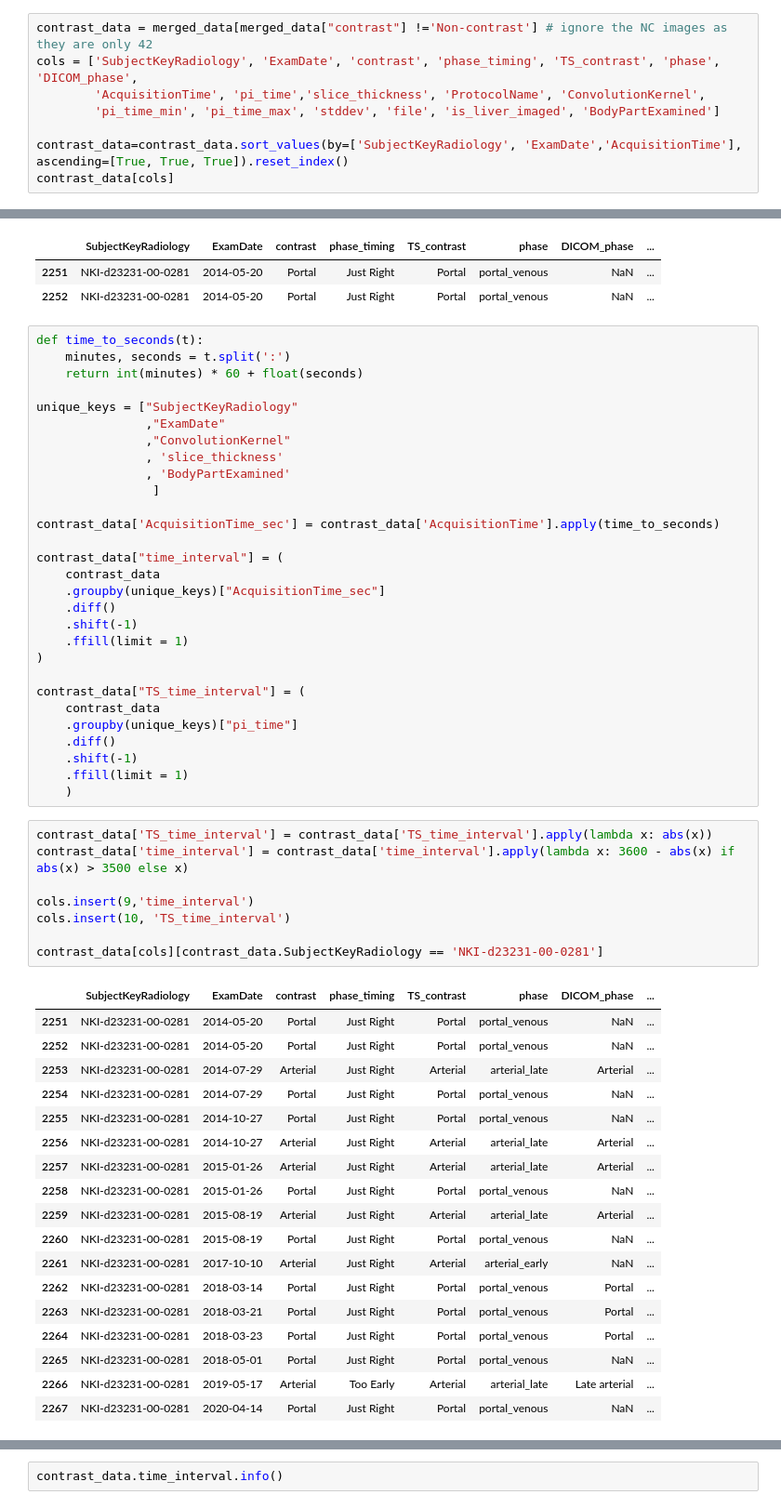
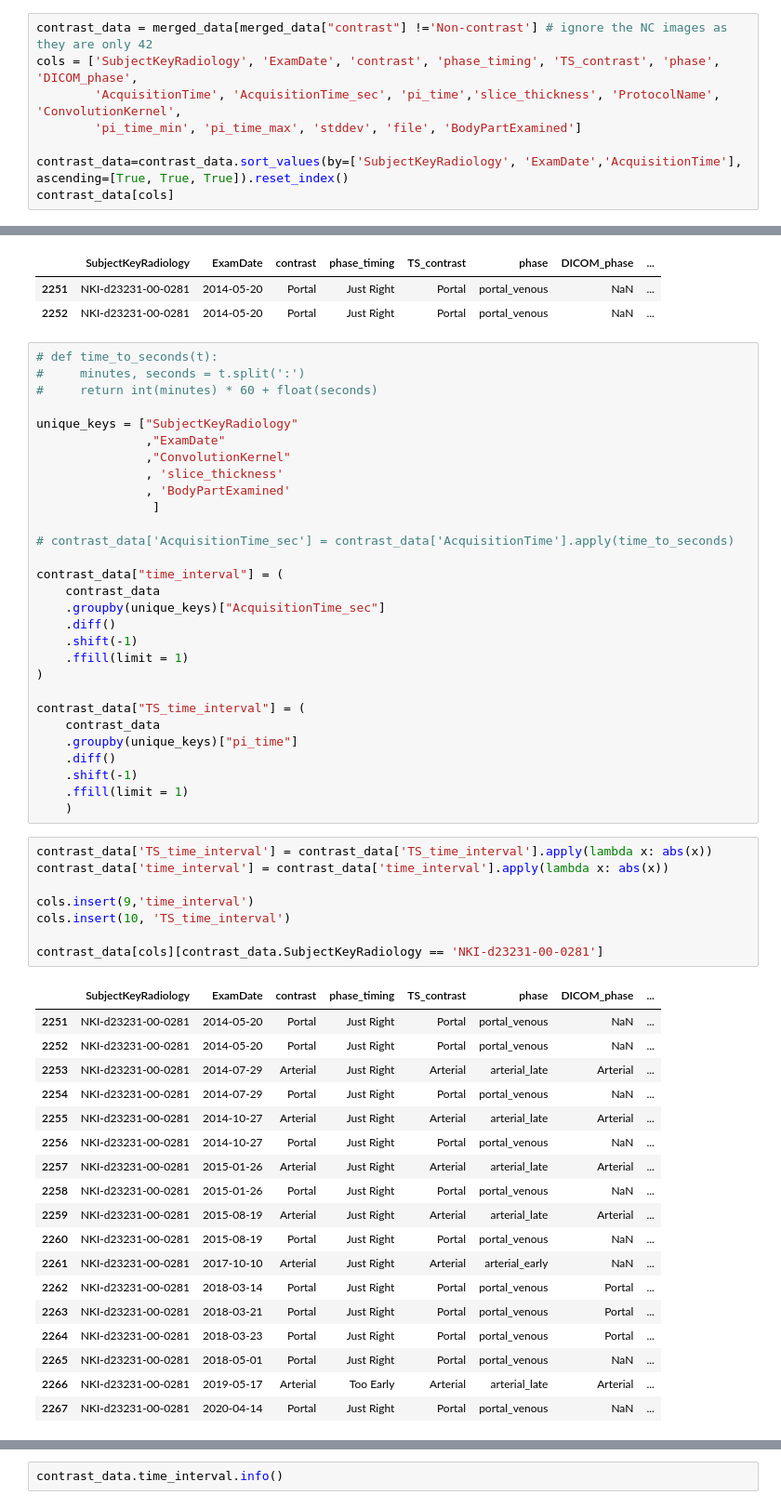
Before and after one commit to ljestaciocerquin/contrast_phase, a Jupyter notebook: total_seg.ipynb, the cells around one changed output, grey strips where cells are left out. Shown at 93% size. Saved outputs shown, nothing was run; the diff lists cells and outputs as text.

Commit message:
Updated the time interval analysis

```diff
--- a/total_seg.ipynb
+++ b/total_seg.ipynb
@@ -443,8 +406,8 @@ Name: count, dtype: int64
 # %%
 contrast_data = merged_data[merged_data["contrast"] !='Non-contrast'] # ignore the NC images as they are only 42
 cols = ['SubjectKeyRadiology', 'ExamDate', 'contrast', 'phase_timing', 'TS_contrast', 'phase', 'DICOM_phase',
-        'AcquisitionTime', 'pi_time','slice_thickness', 'ProtocolName', 'ConvolutionKernel',
-        'pi_time_min', 'pi_time_max', 'stddev', 'file', 'is_liver_imaged', 'BodyPartExamined']
+        'AcquisitionTime', 'AcquisitionTime_sec', 'pi_time','slice_thickness', 'ProtocolName', 'ConvolutionKernel',
+        'pi_time_min', 'pi_time_max', 'stddev', 'file', 'BodyPartExamined']
 
 contrast_data=contrast_data.sort_values(by=['SubjectKeyRadiology', 'ExamDate','AcquisitionTime'], ascending=[True, True, True]).reset_index()
 contrast_data[cols]
@@ -472,9 +435,9 @@ Same acquisition time, different time prediction due to reconstruction kernel
 | 2251 | NKI-d23231-00-0281 | 2014-05-20 | Portal | Just Right | Portal | portal_venous | NaN | ... |
 | 2252 | NKI-d23231-00-0281 | 2014-05-20 | Portal | Just Right | Portal | portal_venous | NaN | ... |
 # %%
-def time_to_seconds(t):
-    minutes, seconds = t.split(':')
-    return int(minutes) * 60 + float(seconds)
+# def time_to_seconds(t):
+#     minutes, seconds = t.split(':')
+#     return int(minutes) * 60 + float(seconds)
 
 unique_keys = ["SubjectKeyRadiology"
                ,"ExamDate"
@@ -483,7 +446,7 @@ unique_keys = ["SubjectKeyRadiology"
                , 'BodyPartExamined'
                 ]
 
-contrast_data['AcquisitionTime_sec'] = contrast_data['AcquisitionTime'].apply(time_to_seconds)
+# contrast_data['AcquisitionTime_sec'] = contrast_data['AcquisitionTime'].apply(time_to_seconds)
 
 contrast_data["time_interval"] = (
     contrast_data
@@ -502,20 +465,20 @@ contrast_data["TS_time_interval"] = (
     )
 # %%
 contrast_data['TS_time_interval'] = contrast_data['TS_time_interval'].apply(lambda x: abs(x))
-contrast_data['time_interval'] = contrast_data['time_interval'].apply(lambda x: 3600 - abs(x) if abs(x) > 3500 else x)
+contrast_data['time_interval'] = contrast_data['time_interval'].apply(lambda x: abs(x))
 
 cols.insert(9,'time_interval')
 cols.insert(10, 'TS_time_interval')
 
 contrast_data[cols][contrast_data.SubjectKeyRadiology == 'NKI-d23231-00-0281']
 # %% [output]
 |  | SubjectKeyRadiology | ExamDate | contrast | phase_timing | TS_contrast | phase | DICOM_phase | ... |
 | 2251 | NKI-d23231-00-0281 | 2014-05-20 | Portal | Just Right | Portal | portal_venous | NaN | ... |
 | 2252 | NKI-d23231-00-0281 | 2014-05-20 | Portal | Just Right | Portal | portal_venous | NaN | ... |
 | 2253 | NKI-d23231-00-0281 | 2014-07-29 | Arterial | Just Right | Arterial | arterial_late | Arterial | ... |
 | 2254 | NKI-d23231-00-0281 | 2014-07-29 | Portal | Just Right | Portal | portal_venous | NaN | ... |
-| 2255 | NKI-d23231-00-0281 | 2014-10-27 | Portal | Just Right | Portal | portal_venous | NaN | ... |
-| 2256 | NKI-d23231-00-0281 | 2014-10-27 | Arterial | Just Right | Arterial | arterial_late | Arterial | ... |
+| 2255 | NKI-d23231-00-0281 | 2014-10-27 | Arterial | Just Right | Arterial | arterial_late | Arterial | ... |
+| 2256 | NKI-d23231-00-0281 | 2014-10-27 | Portal | Just Right | Portal | portal_venous | NaN | ... |
 | 2257 | NKI-d23231-00-0281 | 2015-01-26 | Arterial | Just Right | Arterial | arterial_late | Arterial | ... |
 | 2258 | NKI-d23231-00-0281 | 2015-01-26 | Portal | Just Right | Portal | portal_venous | NaN | ... |
 | 2259 | NKI-d23231-00-0281 | 2015-08-19 | Arterial | Just Right | Arterial | arterial_late | Arterial | ... |
@@ -525,7 +488,7 @@ contrast_data[cols][contrast_data.SubjectKeyRadiology == 'NKI-d23231-00-0281']
 | 2263 | NKI-d23231-00-0281 | 2018-03-21 | Portal | Just Right | Portal | portal_venous | Portal | ... |
 | 2264 | NKI-d23231-00-0281 | 2018-03-23 | Portal | Just Right | Portal | portal_venous | Portal | ... |
 | 2265 | NKI-d23231-00-0281 | 2018-05-01 | Portal | Just Right | Portal | portal_venous | NaN | ... |
-| 2266 | NKI-d23231-00-0281 | 2019-05-17 | Arterial | Too Early | Arterial | arterial_late | Late arterial | ... |
+| 2266 | NKI-d23231-00-0281 | 2019-05-17 | Arterial | Too Early | Arterial | arterial_late | Arterial | ... |
 | 2267 | NKI-d23231-00-0281 | 2020-04-14 | Portal | Just Right | Portal | portal_venous | NaN | ... |
 # %%
 # ASK - more than 3 entries per exam (due to different protocols or incorrect NC labels => different ordering => different intervals)
```
Also changed, not shown: parts of 28 cells of this notebook.
